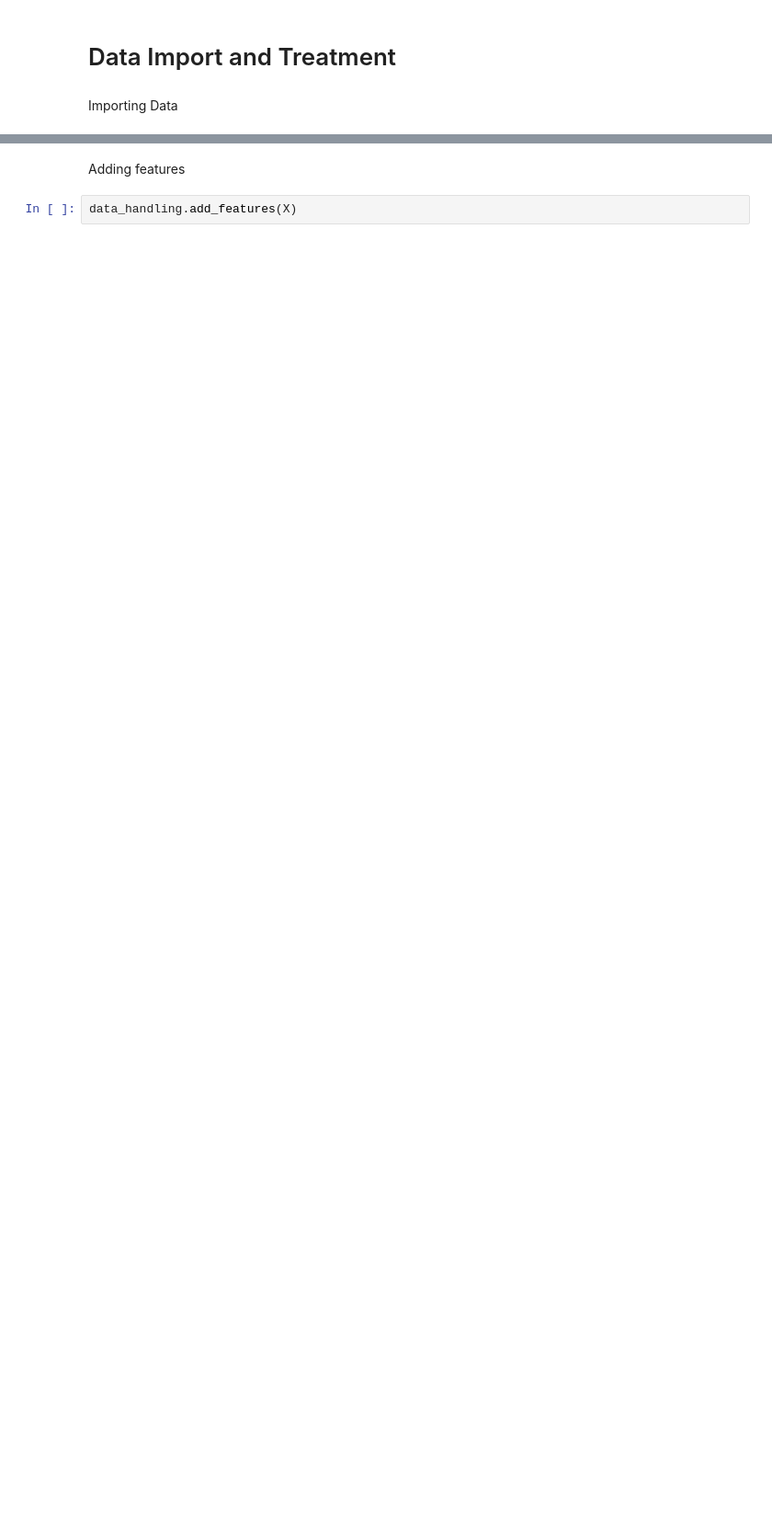
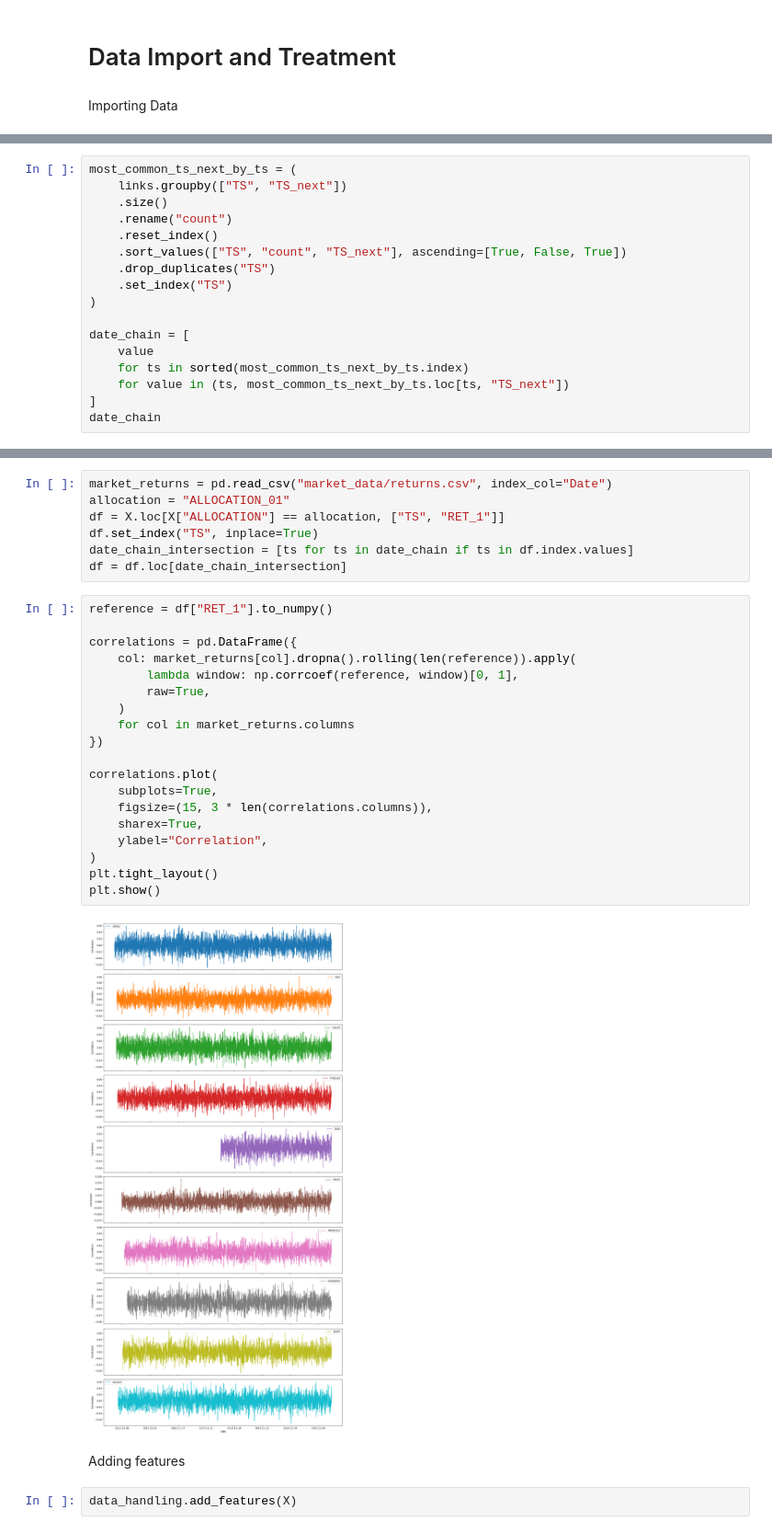
Before and after one commit to MachaGotJuice/QRT_2026, a Jupyter notebook: main.ipynb, the cells around one changed output, grey strips where cells are left out. Shown at 92% size. Saved outputs shown, nothing was run; the diff lists cells and outputs as text; blank space fills up the shorter version.

```diff
--- a/main.ipynb
+++ b/main.ipynb
@@ -20,0 +84,17 @@ Y = pd.read_csv('data/y_train.csv',index_col='ROW_ID')
+# %%
+most_common_ts_next_by_ts = (
+    links.groupby(["TS", "TS_next"])
+    .size()
+    .rename("count")
+    .reset_index()
+    .sort_values(["TS", "count", "TS_next"], ascending=[True, False, True])
+    .drop_duplicates("TS")
+    .set_index("TS")
+)
+
+date_chain = [
+    value
+    for ts in sorted(most_common_ts_next_by_ts.index)
+    for value in (ts, most_common_ts_next_by_ts.loc[ts, "TS_next"])
+]
+date_chain
@@ -21,3 +177,31 @@ Y = pd.read_csv('data/y_train.csv',index_col='ROW_ID')
+# %%
+market_returns = pd.read_csv("market_data/returns.csv", index_col="Date")
+allocation = "ALLOCATION_01"
+df = X.loc[X["ALLOCATION"] == allocation, ["TS", "RET_1"]]
+df.set_index("TS", inplace=True)
+date_chain_intersection = [ts for ts in date_chain if ts in df.index.values]
+df = df.loc[date_chain_intersection]
+# %%
+reference = df["RET_1"].to_numpy()
+
+correlations = pd.DataFrame({
+    col: market_returns[col].dropna().rolling(len(reference)).apply(
+        lambda window: np.corrcoef(reference, window)[0, 1],
+        raw=True,
+    )
+    for col in market_returns.columns
+})
+
+correlations.plot(
+    subplots=True,
+    figsize=(15, 3 * len(correlations.columns)),
+    sharex=True,
+    ylabel="Correlation",
+)
+plt.tight_layout()
+plt.show()
+# %% [output]
+[figure, added]
 # %% [markdown]
 Adding features
 # %%
```
Also changed, not shown: parts of 16 cells of this notebook, 14 other files.
